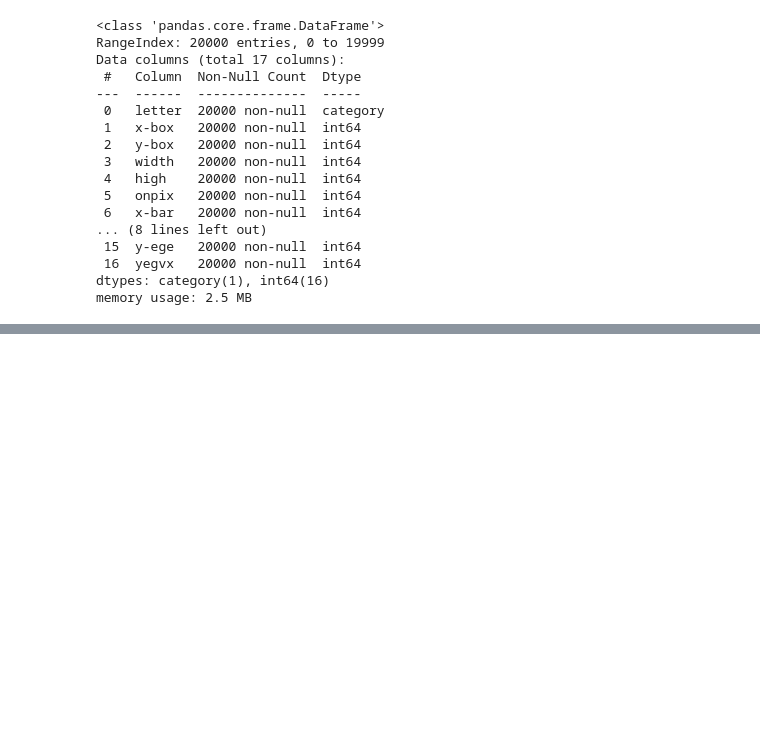
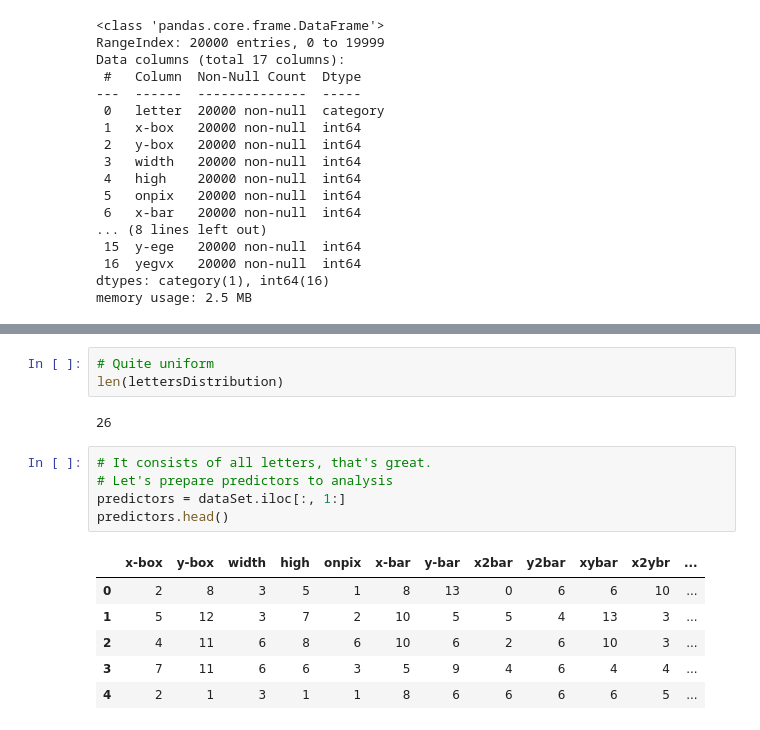
Before and after one commit to maciejniklas/LetterImageRecognition, a Jupyter notebook: Workbook.ipynb, the cells around one changed output, grey strips where cells are left out. Drawn from its saved outputs; the diff is of its cells as text; blank space fills up the shorter version.

```diff
--- a/Workbook.ipynb
+++ b/Workbook.ipynb
@@ -171,0 +191,17 @@ memory usage: 2.5 MB
+# %%
+# Quite uniform
+len(lettersDistribution)
+# %% [output]
+26
+# %%
+# It consists of all letters, that's great.
+# Let's prepare predictors to analysis
+predictors = dataSet.iloc[:, 1:]
+predictors.head()
+# %% [output]
+|  | x-box | y-box | width | high | onpix | x-bar | y-bar | x2bar | y2bar | xybar | x2ybr | ... |
+| 0 | 2 | 8 | 3 | 5 | 1 | 8 | 13 | 0 | 6 | 6 | 10 | ... |
+| 1 | 5 | 12 | 3 | 7 | 2 | 10 | 5 | 5 | 4 | 13 | 3 | ... |
+| 2 | 4 | 11 | 6 | 8 | 6 | 10 | 6 | 2 | 6 | 10 | 3 | ... |
+| 3 | 7 | 11 | 6 | 6 | 3 | 5 | 9 | 4 | 6 | 4 | 4 | ... |
+| 4 | 2 | 1 | 3 | 1 | 1 | 8 | 6 | 6 | 6 | 6 | 5 | ... |
```
Also changed, not shown: parts of 23 cells of this notebook.
